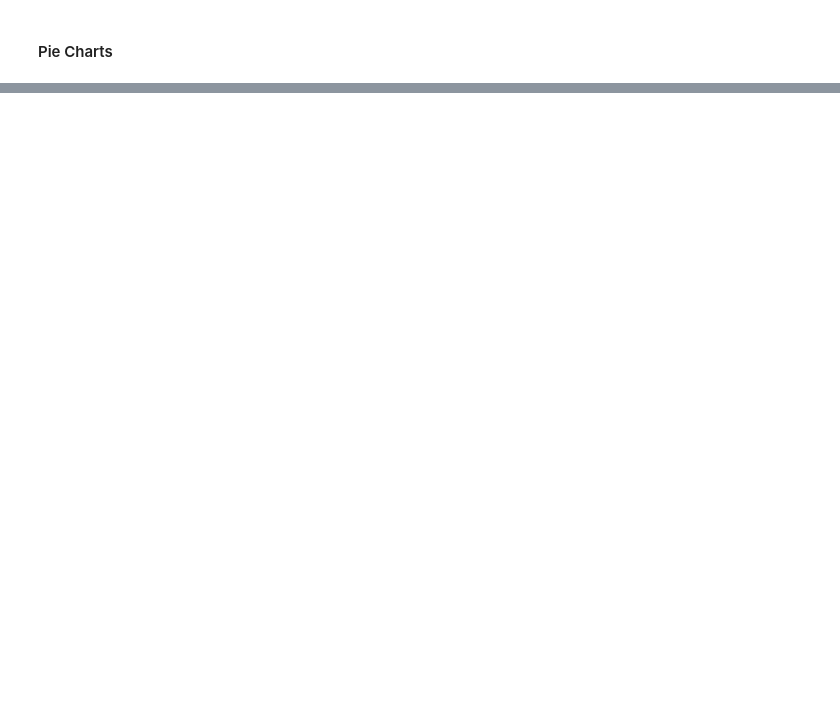
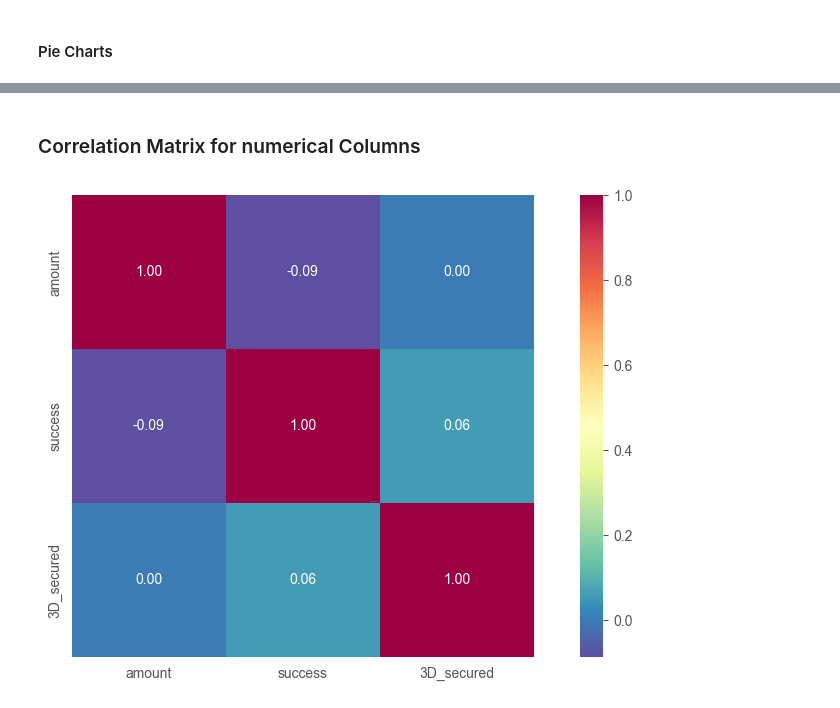
Before and after one commit to fxwest/DLMDWME01_Fallstudie, a Jupyter notebook: notebooks/01-wef-data-analysis.ipynb, the cells around one changed output, grey strips where cells are left out. Cells and saved outputs as stored; diff of their text form; code cells hidden in the pictures; blank space fills up the shorter version.

```diff
--- a/notebooks/01-wef-data-analysis.ipynb
+++ b/notebooks/01-wef-data-analysis.ipynb
@@ -115,0 +137,15 @@ plt.show()
+# %% [markdown]
+### Correlation Matrix for numerical Columns
+# %%
+print(f"========== CORRELATION MATRIX OF INPUT DATA ==========")
+corrmat = input_data.corr(method="pearson")
+np.round(corrmat,2)
+hm = sns.heatmap(corrmat,
+                 cbar=True,
+                 annot=True,
+                 square=True,
+                 fmt='.2f',
+                 annot_kws={'size': 10},
+                 cmap="Spectral_r")
+# %% [output]
+[figure, added]
```
Also changed, not shown: parts of 10 cells of this notebook.
